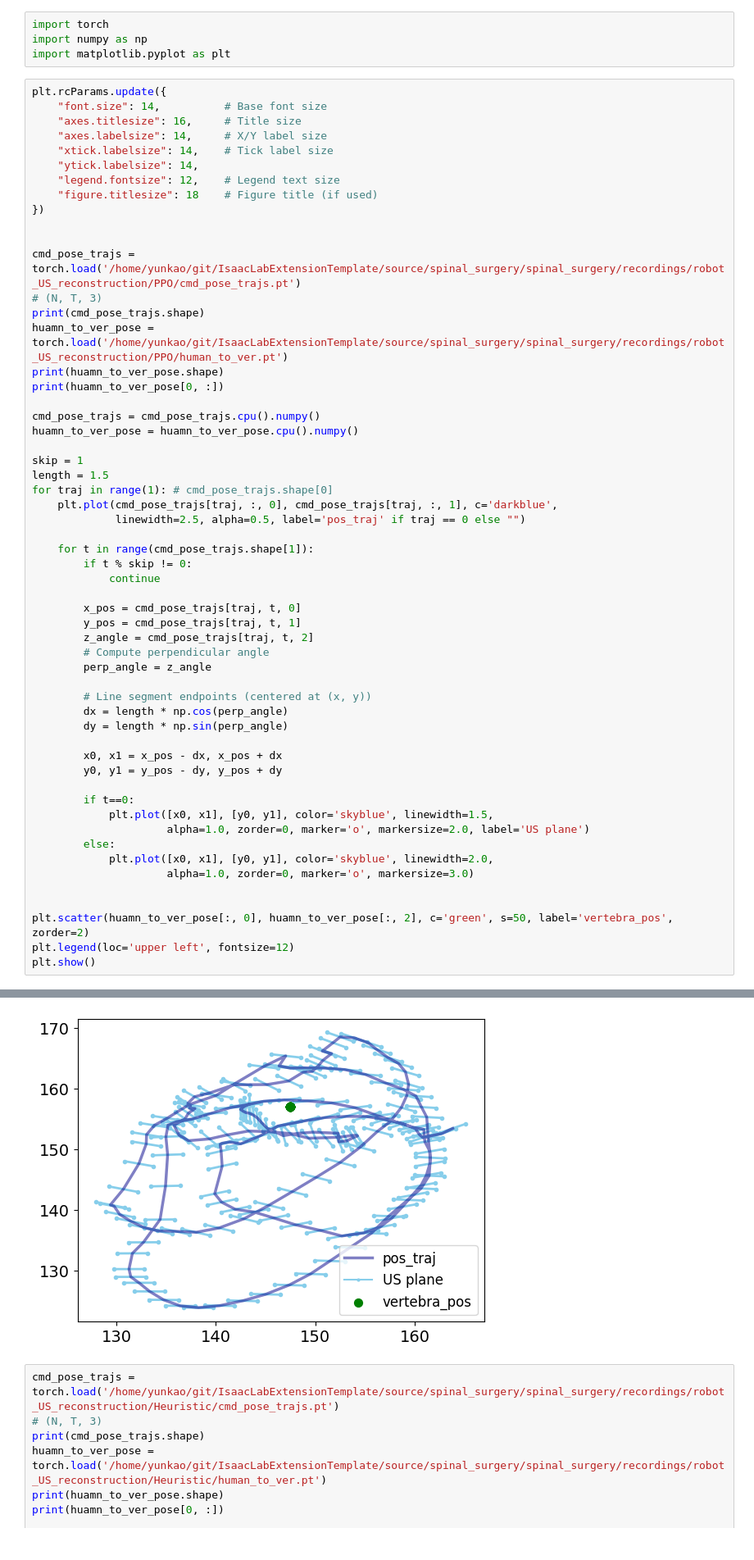
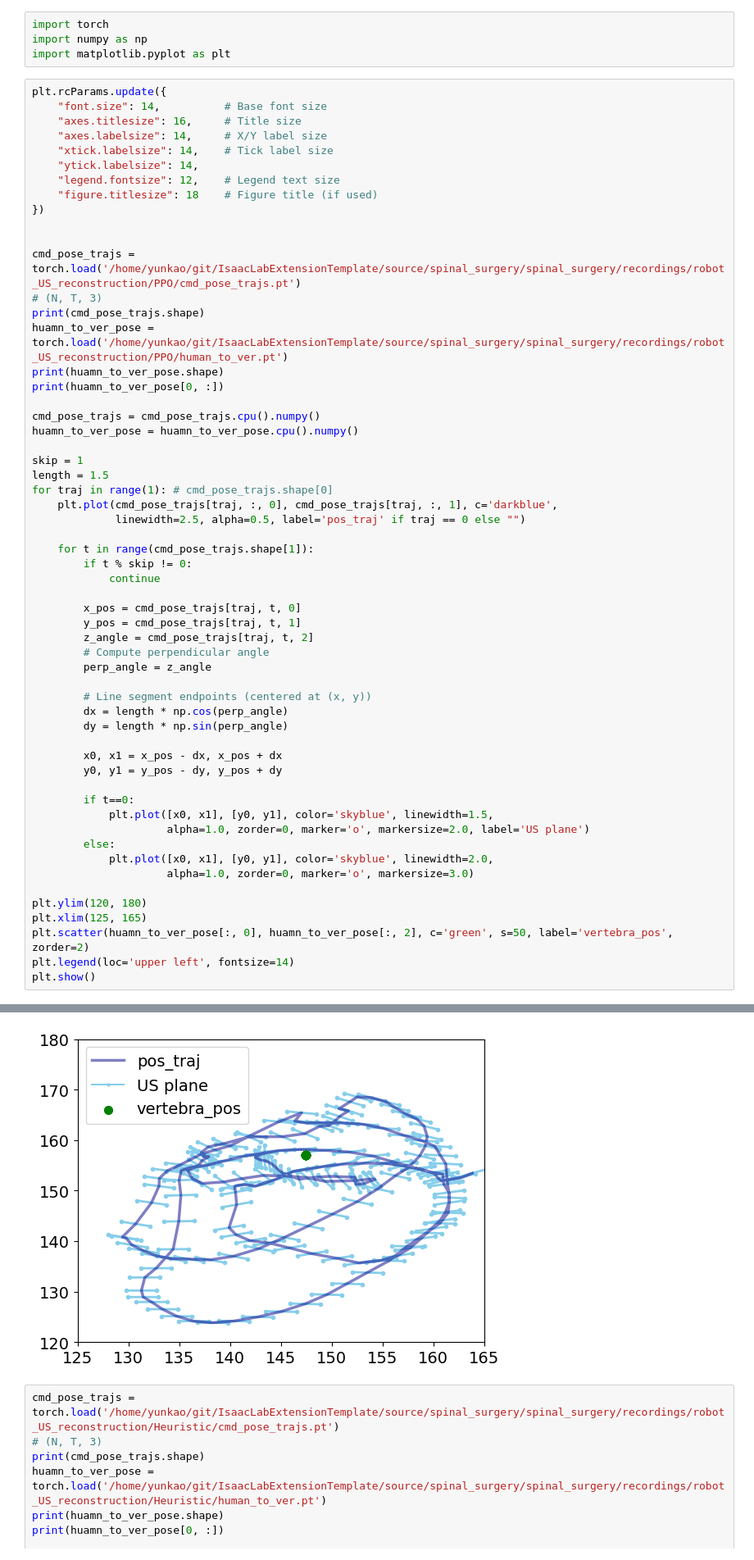
Before and after one commit to SonoGym/SonoGym, a Jupyter notebook: workflows/visualize/visualize_recontruction.ipynb, the cells around one changed output, grey strips where cells are left out. Shown at 82% size. Saved outputs shown, nothing was run; the diff lists cells and outputs as text.

```diff
--- a/workflows/visualize/visualize_recontruction.ipynb
+++ b/workflows/visualize/visualize_recontruction.ipynb
@@ -33,36 +33,37 @@ for traj in range(1): # cmd_pose_trajs.shape[0]
     for t in range(cmd_pose_trajs.shape[1]):
         if t % skip != 0:
             continue
 
         x_pos = cmd_pose_trajs[traj, t, 0]
         y_pos = cmd_pose_trajs[traj, t, 1]
         z_angle = cmd_pose_trajs[traj, t, 2]
         # Compute perpendicular angle
         perp_angle = z_angle
 
         # Line segment endpoints (centered at (x, y))
         dx = length * np.cos(perp_angle)
         dy = length * np.sin(perp_angle)
 
         x0, x1 = x_pos - dx, x_pos + dx
         y0, y1 = y_pos - dy, y_pos + dy
 
         if t==0:
             plt.plot([x0, x1], [y0, y1], color='skyblue', linewidth=1.5,
                      alpha=1.0, zorder=0, marker='o', markersize=2.0, label='US plane')
         else:
             plt.plot([x0, x1], [y0, y1], color='skyblue', linewidth=2.0,
                      alpha=1.0, zorder=0, marker='o', markersize=3.0)
 
-
+plt.ylim(120, 180)
+plt.xlim(125, 165)
 plt.scatter(huamn_to_ver_pose[:, 0], huamn_to_ver_pose[:, 2], c='green', s=50, label='vertebra_pos', zorder=2)
-plt.legend(loc='upper left', fontsize=12)
+plt.legend(loc='upper left', fontsize=14)
 plt.show()
 # %% [output]
 torch.Size([100, 180, 4])
 torch.Size([100, 3])
 tensor([147.4416,  93.7161, 157.0012], device='cuda:0')
-[figure, old version]
+[figure, new version]
 # %%
 cmd_pose_trajs = torch.load('/home/yunkao/git/IsaacLabExtensionTemplate/source/spinal_surgery/spinal_surgery/recordings/robot_US_reconstruction/Heuristic/cmd_pose_trajs.pt')
 # (N, T, 3)
```
Also changed, not shown: 9 other files.
